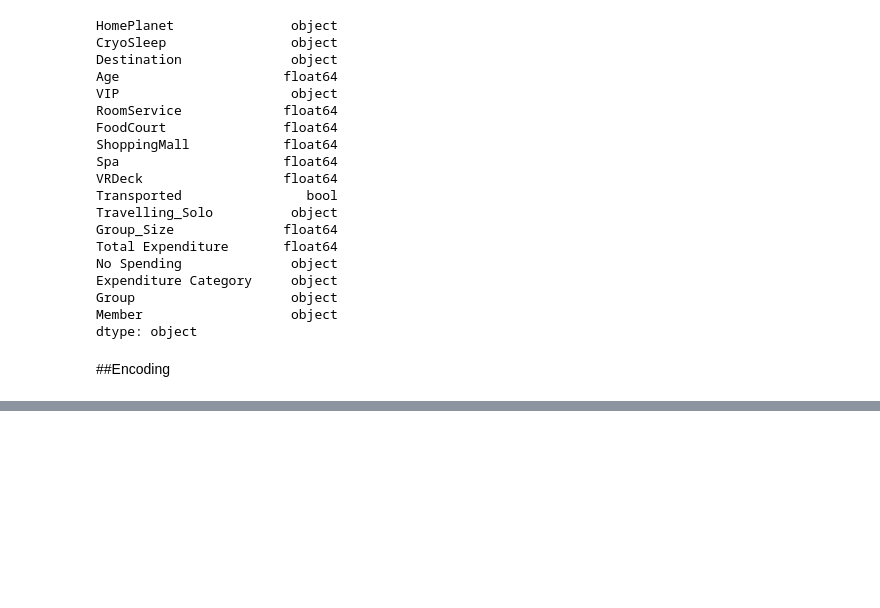
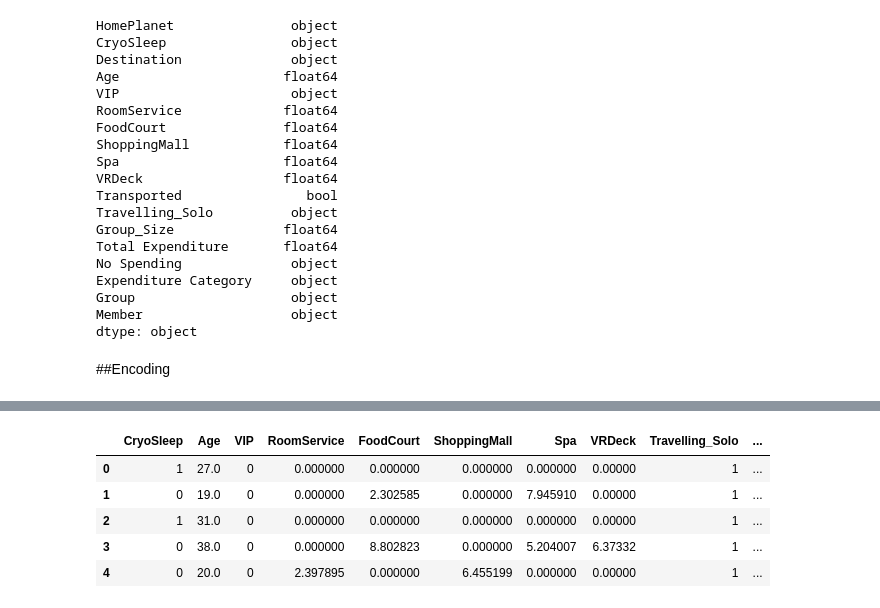
Before and after one commit to 7PAM2015-0509-2023-Team-8/Kaggle-Challenge, a Jupyter notebook: Kaggle_Challenge.ipynb, the cells around one changed output, grey strips where cells are left out. Saved outputs shown, nothing was run; the diff lists cells and outputs as text; code cells hidden in the pictures; blank space fills up the shorter version.

```diff
--- a/Kaggle_Challenge.ipynb
+++ b/Kaggle_Challenge.ipynb
@@ -699,0 +714,9 @@ test_df[ordinal_cat_cols] = test_df[ordinal_cat_cols].apply(enc.fit_transform)
+# %%
+test_df.head()
+# %% [output]
+|  | CryoSleep | Age | VIP | RoomService | FoodCourt | ShoppingMall | Spa | VRDeck | Travelling_Solo | ... |
+| 0 | 1 | 27.0 | 0 | 0.000000 | 0.000000 | 0.000000 | 0.000000 | 0.00000 | 1 | ... |
+| 1 | 0 | 19.0 | 0 | 0.000000 | 2.302585 | 0.000000 | 7.945910 | 0.00000 | 1 | ... |
+| 2 | 1 | 31.0 | 0 | 0.000000 | 0.000000 | 0.000000 | 0.000000 | 0.00000 | 1 | ... |
+| 3 | 0 | 38.0 | 0 | 0.000000 | 8.802823 | 0.000000 | 5.204007 | 6.37332 | 1 | ... |
+| 4 | 0 | 20.0 | 0 | 2.397895 | 0.000000 | 6.455199 | 0.000000 | 0.00000 | 1 | ... |
```
Also changed, not shown: parts of 3 cells of this notebook.
